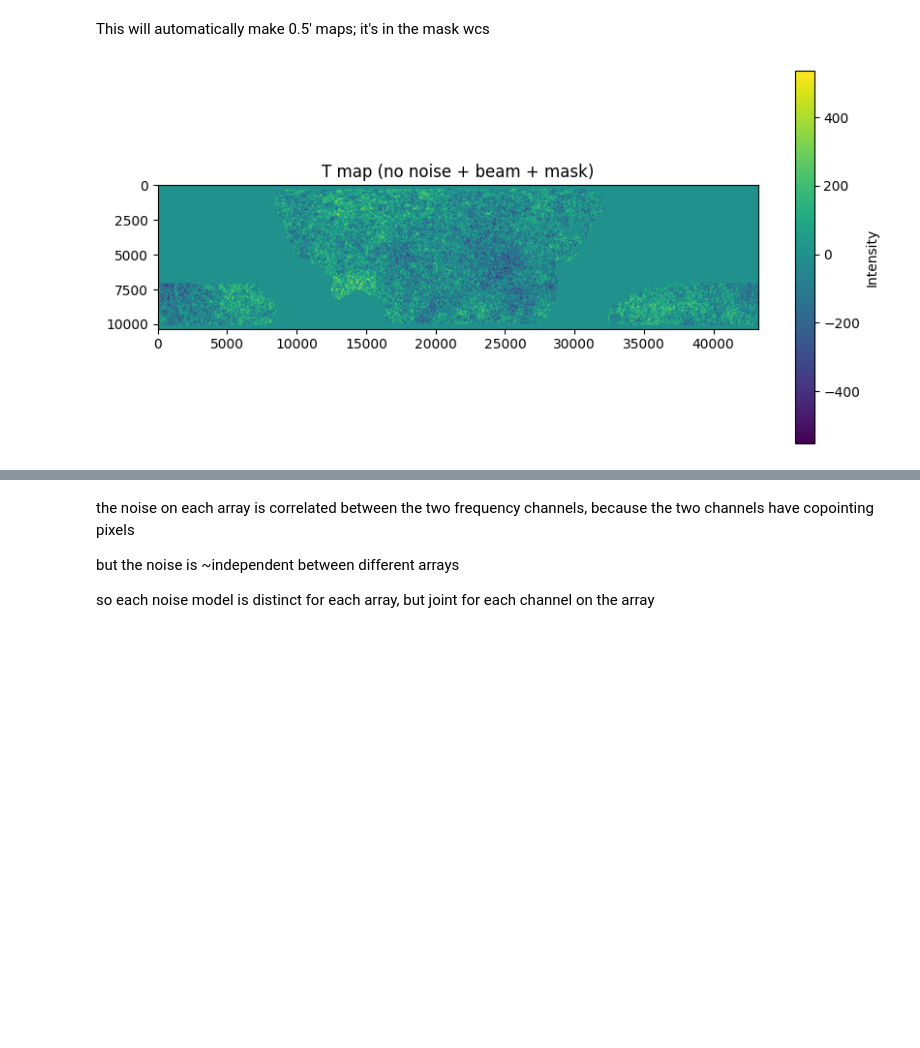
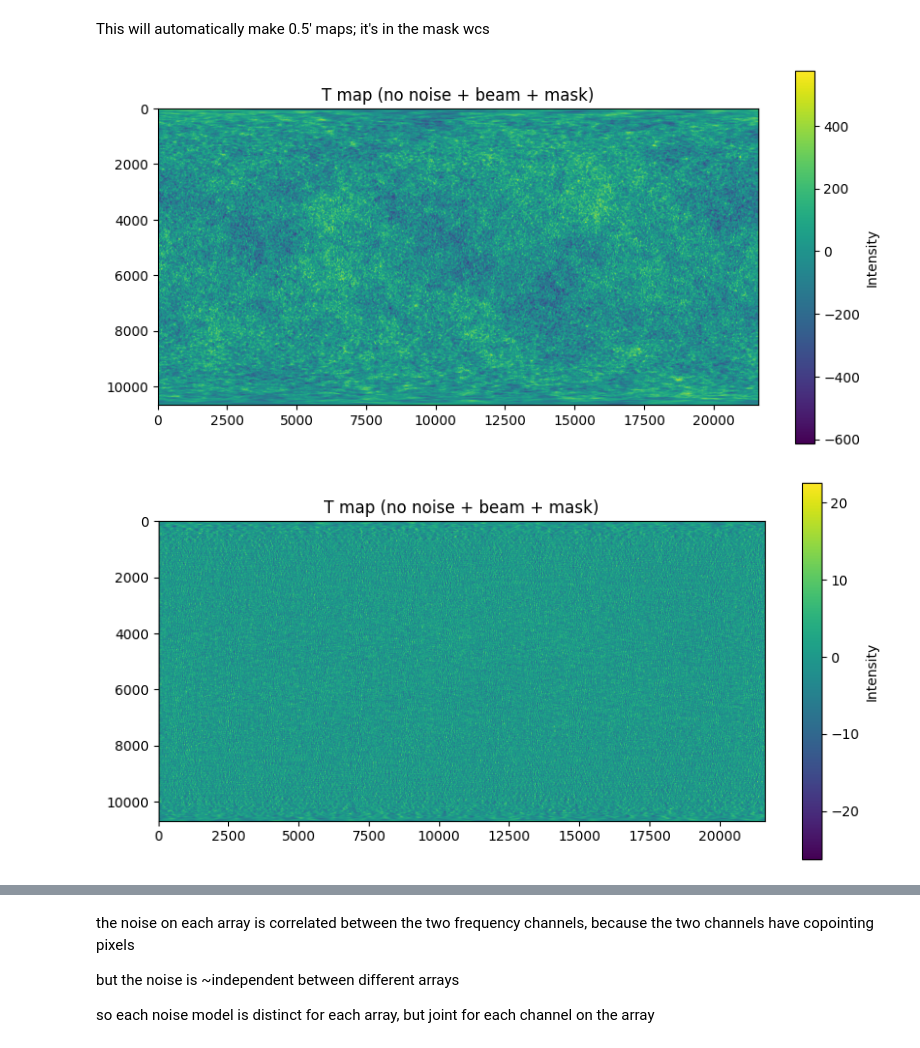
Before and after one commit to mgatti29/CMB_lensing_SBI, a Jupyter notebook: Notebooks/SBI_pipeline_CMB_lensing.ipynb, the cells around one changed output, grey strips where cells are left out. Cells and saved outputs as stored; diff of their text form; code cells hidden in the pictures; blank space fills up the shorter version.

```diff
--- a/Notebooks/SBI_pipeline_CMB_lensing.ipynb
+++ b/Notebooks/SBI_pipeline_CMB_lensing.ipynb
@@ -1,5 +1,7 @@
 # %% [markdown]
 # SBI CMB lensing
+# %%
+SYSTEM = 'perlmutter' #'niagara'
 # %%
 import subprocess
 import numpy as np
@@ -392,7 +401,7 @@ done_ = True
 
 
 while done_:
-
+#if 1 ==1:
     try:
         if not os.path.exists(outdir+'/lensed_and_beams_alms.npy'):
             st = timeit.default_timer()
@@ -486,6 +495,10 @@ while done_:
             # Define the shape and WCS (World Coordinate System) for the map
             shape, wcs = enmap.fullsky_geometry(res=np.deg2rad(arcmin_res_car/60.), proj="car")  # Set map resolution to 1 arcminute
 
+            dec_cut = Angle(np.asarray((-89, 89)), unit=u.degree).rad
+            shape, wcs = enmap.band_geometry(dec_cut,res=np.deg2rad(arcmin_res_car/60.),proj='car')
+
+
             # Generate lensed T, E, and B maps from the alms and lensing potential
             maps_ = pixell.lensing.lens_map_curved((3, shape[0], shape[1]), wcs, phi_cmb_alm, alms_, phi_ainfo=None, maplmax=None, dtype=np.float64, spin=[0, 2], output="l", geodesic=True, verbose=False, delta_theta=None)
 
@@ -575,6 +588,7 @@ while done_:
             alm_TEB = np.load(outdir+'/lensed_and_beams_alms.npy',allow_pickle=True)#.item()
             done_ = False
 
+
     except:
         print ('failed, redoing it')
 # %% [output]
@@ -586,39 +600,72 @@ loading alms from disk
 # %% [markdown]
 This will automatically make 0.5' maps; it's in the mask wcs
 # %%
+alm_TEB = np.load(outdir+'/lensed_and_beams_alms.npy',allow_pickle=True)#.item()
+
 # Define paths to the mask and noise simulation files
 st = timeit.default_timer()
 
 mask_path = path_files + "/mask/act_mask_fejer1_20220316_GAL070_rms_70.00_downgrade_None.fits"
 noise_path = '/noise_sims_path/noise_sims/'
 
 # Read the mask map
 mask = enmap.read_map(mask_path)
 
 
+# Create an empty map to fill with noise
+
+if SIMPLE_SIM:
+    dec_cut = Angle(np.asarray((-89, 89)), unit=u.degree).rad
+    shape, wcs = enmap.band_geometry(dec_cut,res=np.deg2rad(arcmin_res_car/60.),proj='car')
+
+    full_shape = copy.deepcopy(shape)
+    full_wcs = copy.deepcopy(wcs)
+else:
+    full_shape, full_wcs = mask.shape, mask.wcs
+imap = enmap.empty((3,) + full_shape, full_wcs, dtype=np.float32)
+
+# Convert the alms to a map, convolved with the beam. Transform alms (TEB) into (TQU), where Q+iU = E, Q-iU = B.
+sigmap_conv = cs.alm2map(alm_TEB, imap)
 
 
-# Create an empty map to fill with noise
-full_shape, full_wcs = mask.shape, mask.wcs
-imap = enmap.empty((3,) + full_shape, full_wcs, dtype=np.float32)
-
-# Convert the alms to a map, convolved with the beam
-sigmap_conv = cs.alm2map(alm_TEB, imap)
+T_theo =  hp.alm2cl(cs.map2alm(sigmap_conv[0],lmax= 2000).astype('complex128'))
+Q_theo =  hp.alm2cl(cs.map2alm(sigmap_conv[1],lmax= 2000).astype('complex128'))
+U_theo =  hp.alm2cl(cs.map2alm(sigmap_conv[2],lmax= 2000).astype('complex128'))
+E_theo =  hp.alm2cl(alm_TEB[1].astype('complex128'))
+B_theo =  hp.alm2cl(alm_TEB[2].astype('complex128'))
 
 del alm_TEB
 gc.collect()
 
-# Apply the mask to the map (set regions with mask < 0.25 to 0)
-sigmap_conv[:, mask < 0.25] = 0
+if not SIMPLE_SIM:
+    # Apply the mask to the map (set regions with mask < 0.25 to 0)
+    sigmap_conv[:, mask < 0.25] = 0
 
-# Handle NaN values in the map (set them to 0)
-sigmap_conv[np.isnan(sigmap_conv)] = 0
+    # Handle NaN values in the map (set them to 0)
+    sigmap_conv[np.isnan(sigmap_conv)] = 0
 
 # Plot the temperature (T) map
 plt.figure(figsize=(10, 5))
 plt.imshow(np.array(sigmap_conv[0].data))  # Plot the T map
 plt.title('T map (no noise + beam + mask)')
 plt.colorbar(label='Intensity')
 plt.show()
+
+
+# Plot the temperature (T) map
+plt.figure(figsize=(10, 5))
+plt.imshow(np.array(sigmap_conv[1].data))  # Plot the E map
+plt.title('T map (no noise + beam + mask)')
+plt.colorbar(label='Intensity')
+plt.show()
+
+
+# Plot the temperature (T) map
+plt.figure(figsize=(10, 5))
+plt.imshow(np.array(sigmap_conv[2].data))  # Plot the B map
+plt.title('T map (no noise + beam + mask)')
+plt.colorbar(label='Intensity')
+plt.show()
 # %% [output]
-[figure, old version]
+[figure, new version]
+[figure, added]
```
Also changed, not shown: parts of 95 cells of this notebook.
